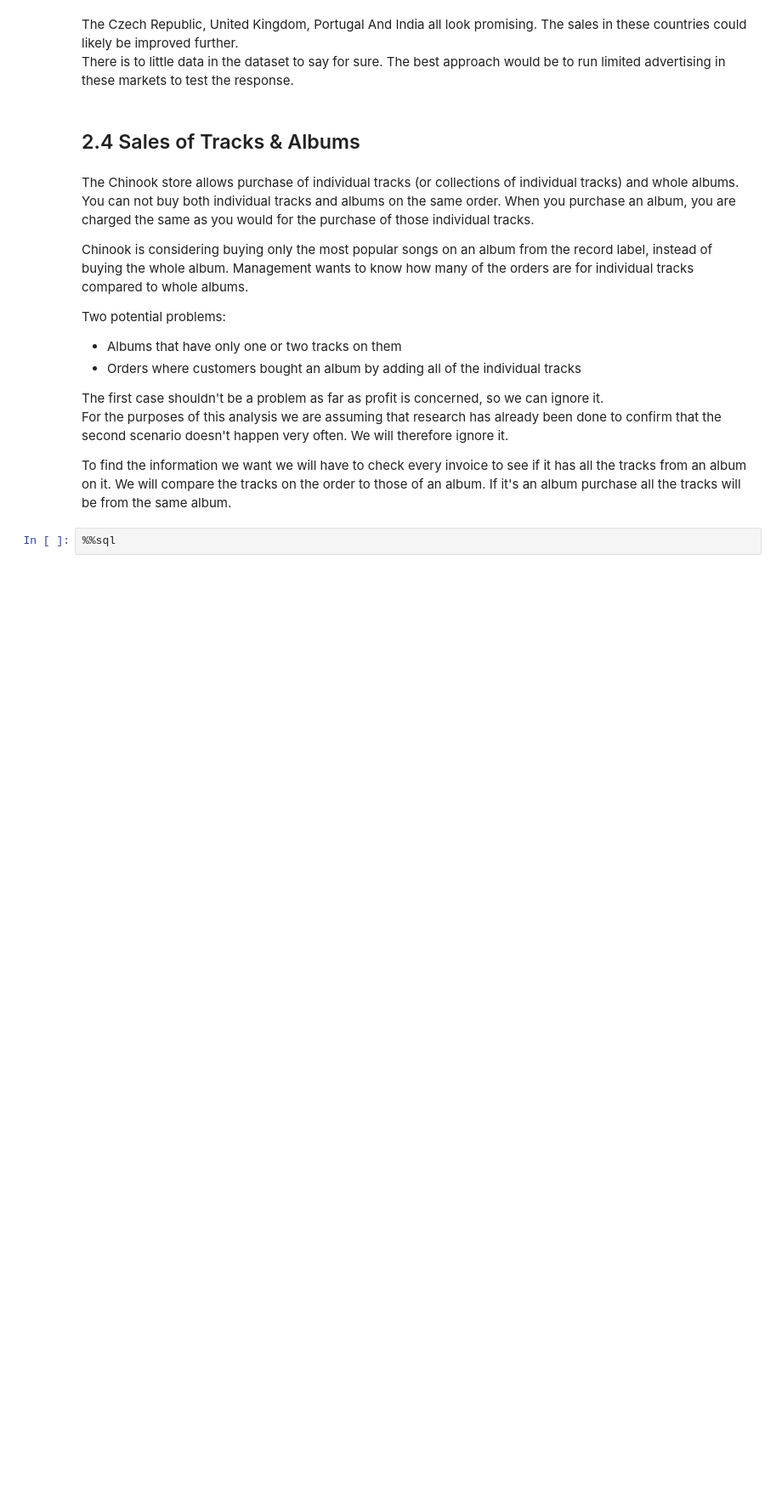
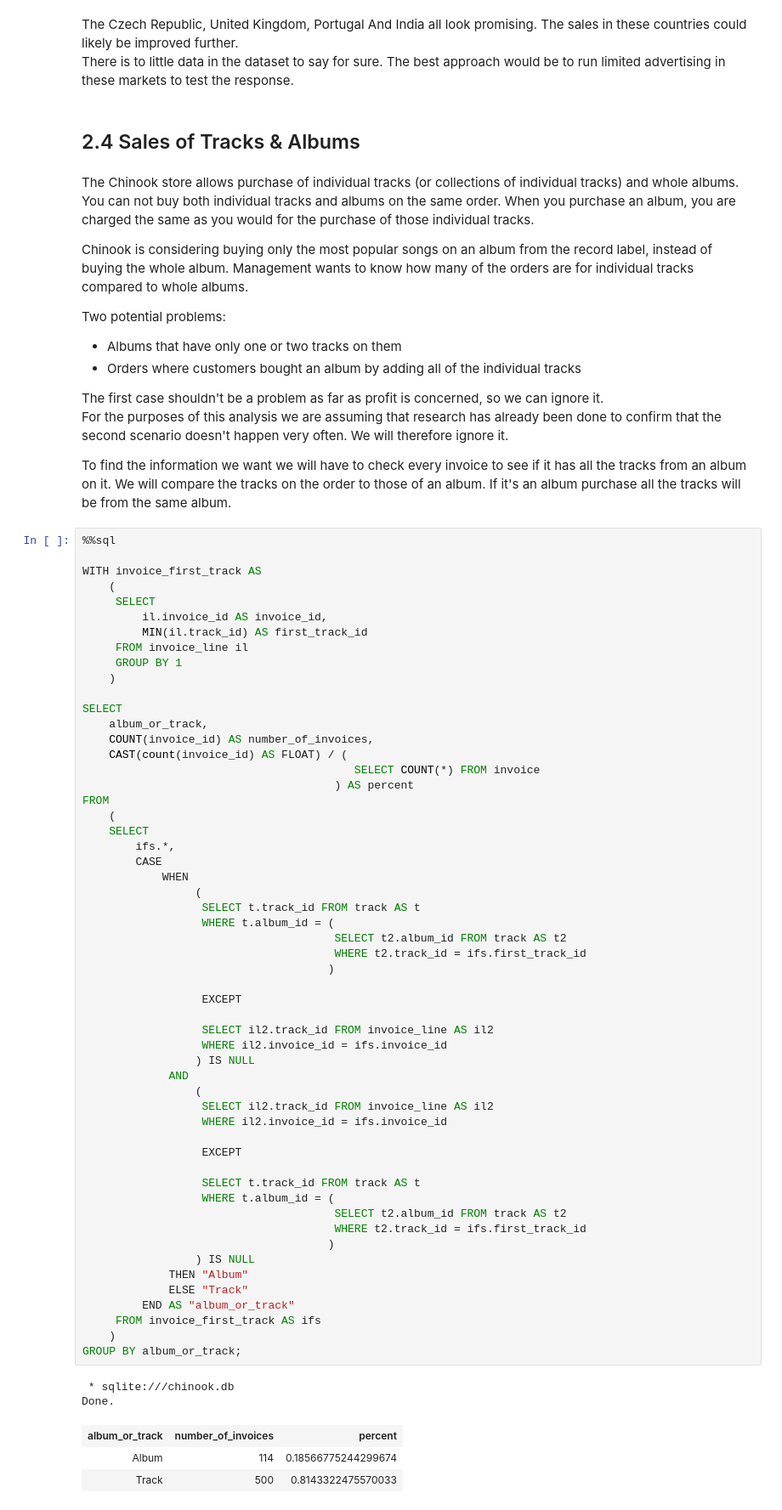
Before and after one commit to Mats44/data_science_projects, a Jupyter notebook: business_analysis_with_sql/business_analysis_with_sql.ipynb, the cells around one changed output. Shown at 85% size. Drawn from its saved outputs; the diff is of its cells as text; blank space fills up the shorter version.

```diff
--- a/business_analysis_with_sql/business_analysis_with_sql.ipynb
+++ b/business_analysis_with_sql/business_analysis_with_sql.ipynb
@@ -207,5 +207,64 @@ The first case shouldn't be a problem as far as profit is concerned, so we can i
 For the purposes of this analysis we are assuming that research has already been done to confirm that the second scenario doesn't happen very often. We will therefore ignore it.
 
 To find the information we want we will have to check every invoice to see if it has all the tracks from an album on it. We will compare the tracks on the order to those of an album. If it's an album purchase all the tracks will be from the same album.
-# %%
-%%sql
+# %%
+%%sql
+
+WITH invoice_first_track AS
+    (
+     SELECT
+         il.invoice_id AS invoice_id,
+         MIN(il.track_id) AS first_track_id
+     FROM invoice_line il
+     GROUP BY 1
+    )
+
+SELECT
+    album_or_track,
+    COUNT(invoice_id) AS number_of_invoices,
+    CAST(count(invoice_id) AS FLOAT) / (
+                                         SELECT COUNT(*) FROM invoice
+                                      ) AS percent
+FROM
+    (
+    SELECT
+        ifs.*,
+        CASE
+            WHEN
+                 (
+                  SELECT t.track_id FROM track AS t
+                  WHERE t.album_id = (
+                                      SELECT t2.album_id FROM track AS t2
+                                      WHERE t2.track_id = ifs.first_track_id
+                                     )
+
+                  EXCEPT
+
+                  SELECT il2.track_id FROM invoice_line AS il2
+                  WHERE il2.invoice_id = ifs.invoice_id
+                 ) IS NULL
+             AND
+                 (
+                  SELECT il2.track_id FROM invoice_line AS il2
+                  WHERE il2.invoice_id = ifs.invoice_id
+
+                  EXCEPT
+
+                  SELECT t.track_id FROM track AS t
+                  WHERE t.album_id = (
+                                      SELECT t2.album_id FROM track AS t2
+                                      WHERE t2.track_id = ifs.first_track_id
+                                     )
+                 ) IS NULL
+             THEN "Album"
+             ELSE "Track"
+         END AS "album_or_track"
+     FROM invoice_first_track AS ifs
+    )
+GROUP BY album_or_track;
+# %% [output]
+ * sqlite:///chinook.db
+Done.
+| album_or_track | number_of_invoices | percent |
+| Album | 114 | 0.18566775244299674 |
+| Track | 500 | 0.8143322475570033 |
```
Also changed, not shown: parts of 1 cell of this notebook.
